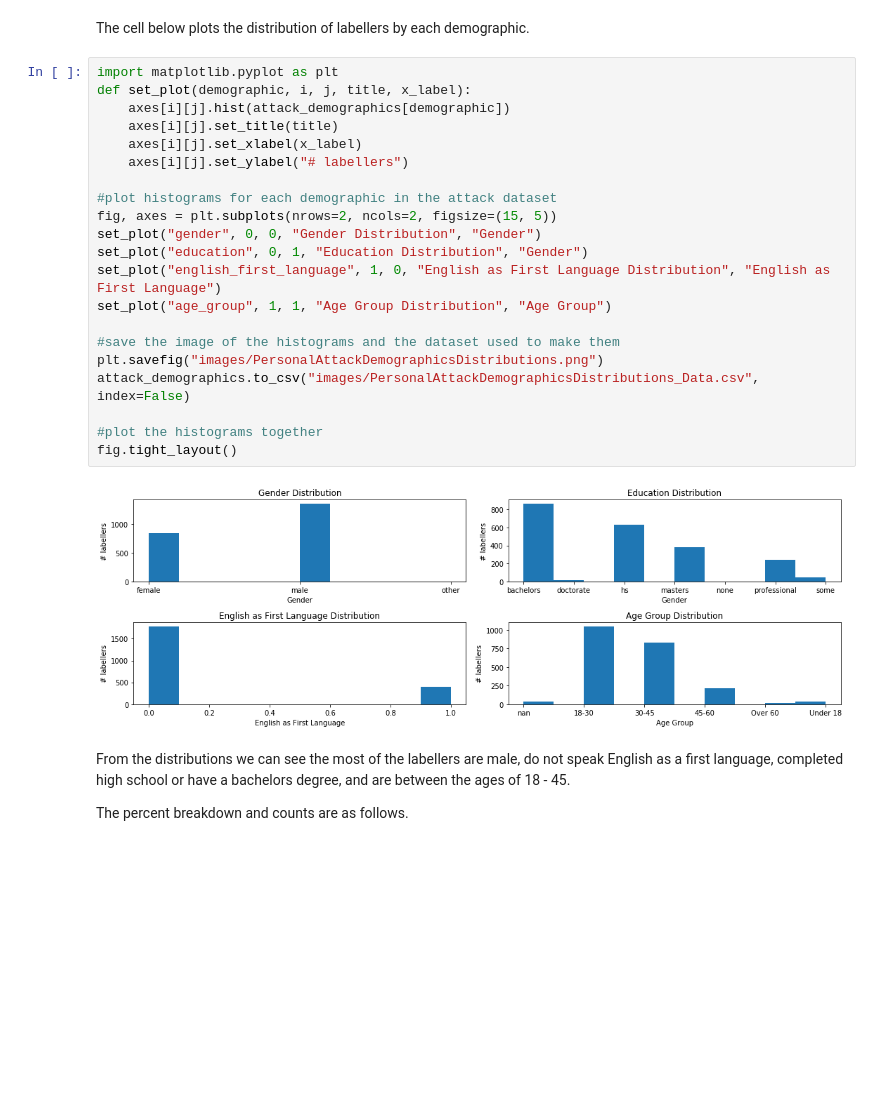
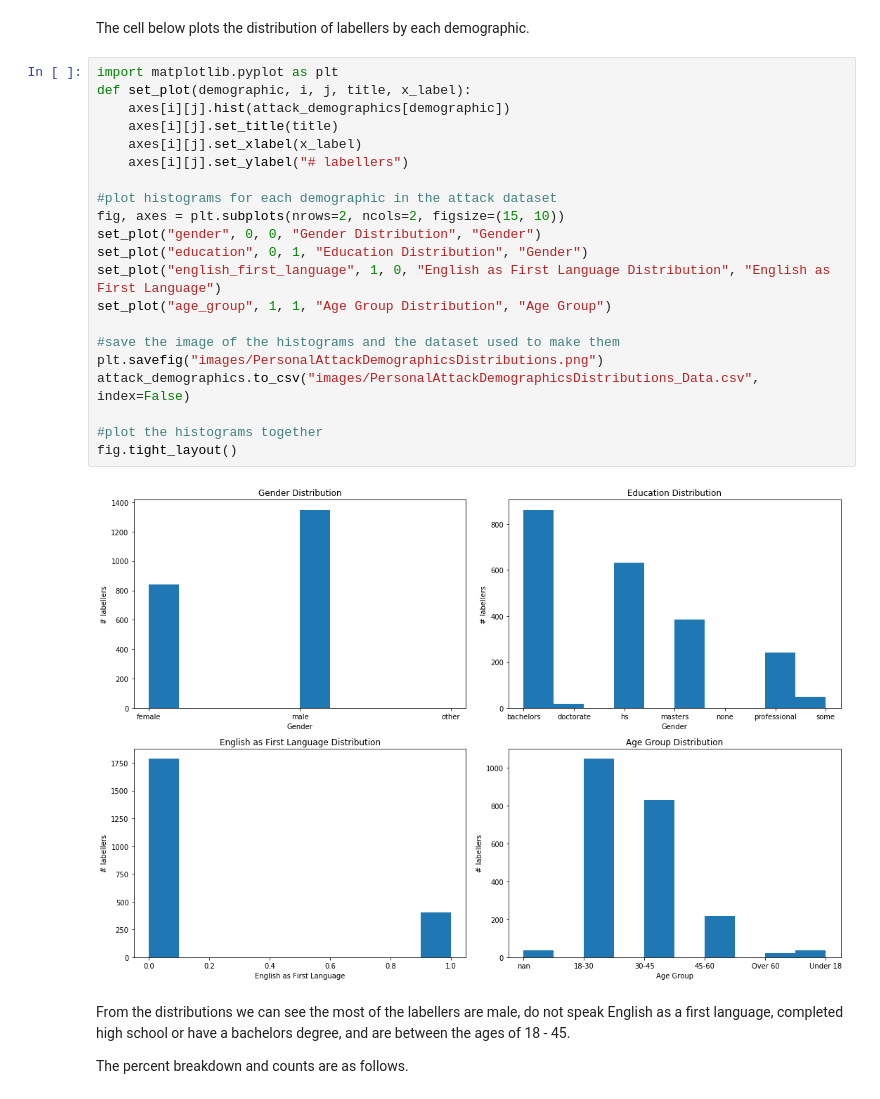
Before and after one commit to NalaniKai/data-512, a Jupyter notebook: data-512-a2/StepByStepNotebook.ipynb, the cells around one changed output. Drawn from its saved outputs; the diff is of its cells as text; blank space fills up the shorter version.

Commit message:
fixed image size

```diff
--- a/data-512-a2/StepByStepNotebook.ipynb
+++ b/data-512-a2/StepByStepNotebook.ipynb
@@ -73,26 +73,26 @@ The cell below plots the distribution of labellers by each demographic.
 # %%
 import matplotlib.pyplot as plt
 def set_plot(demographic, i, j, title, x_label):
     axes[i][j].hist(attack_demographics[demographic])
     axes[i][j].set_title(title)
     axes[i][j].set_xlabel(x_label)
     axes[i][j].set_ylabel("# labellers")
 
 #plot histograms for each demographic in the attack dataset
-fig, axes = plt.subplots(nrows=2, ncols=2, figsize=(15, 5))
+fig, axes = plt.subplots(nrows=2, ncols=2, figsize=(15, 10))
 set_plot("gender", 0, 0, "Gender Distribution", "Gender")
 set_plot("education", 0, 1, "Education Distribution", "Gender")
 set_plot("english_first_language", 1, 0, "English as First Language Distribution", "English as First Language")
 set_plot("age_group", 1, 1, "Age Group Distribution", "Age Group")
 
 #save the image of the histograms and the dataset used to make them
 plt.savefig("images/PersonalAttackDemographicsDistributions.png")
 attack_demographics.to_csv("images/PersonalAttackDemographicsDistributions_Data.csv", index=False)
 
 #plot the histograms together
 fig.tight_layout()
 # %% [output]
-[figure, old version]
+[figure, new version]
 # %% [markdown]
 From the distributions we can see the most of the labellers are male, do not speak English as a first language, completed high school or have a bachelors degree, and are between the ages of 18 - 45.
 
```
Also changed, not shown: parts of 2 cells of this notebook, 4 other files.
